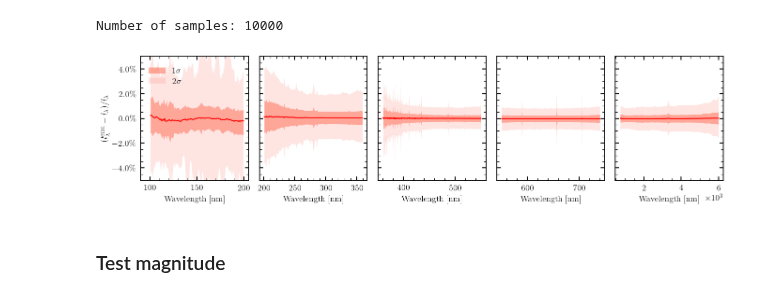
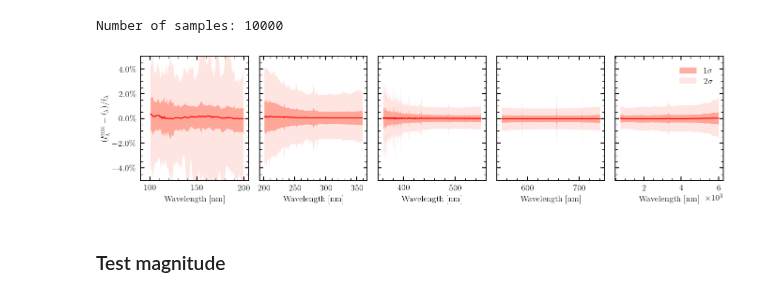
Before and after one commit to AstroJacobLi/popsed, a Jupyter notebook: notebooks/forward_model/NMF/spec_phot_emulator_NMF_validation.ipynb, the cells around one changed output. Drawn from its saved outputs; the diff is of its cells as text; code cells hidden in the pictures.

Commit message:
update figure

```diff
--- a/notebooks/forward_model/NMF/spec_phot_emulator_NMF_validation.ipynb
+++ b/notebooks/forward_model/NMF/spec_phot_emulator_NMF_validation.ipynb
@@ -78,35 +78,35 @@ fig, axes = plt.subplots(1, 5, figsize=(16, 3.5), sharey=True)
 for i_bin in range(5):
     plt.sca(axes[i_bin])
     wave_bin = [
             (wave >= 1000) & (wave < 2000),
             (wave >= 2000) & (wave < 3600),
             (wave >= 3600) & (wave < 5500),
             (wave >= 5500) & (wave < 7410),
             (wave >= 7410) & (wave < 60000)
             ][i_bin]
     x = wave[wave_bin] / 10
     plt.plot(x, med_diff[wave_bin], color='r')
     plt.fill_between(x,
                      diff_1sigma[0][wave_bin],
                      diff_1sigma[1][wave_bin],
                      alpha=0.5, lw=0.1, color='tomato', label='$1\sigma$')
 
     plt.fill_between(x,
                      diff_2sigma[0][wave_bin],
                      diff_2sigma[1][wave_bin],
                      alpha=0.2, lw=0.1, color='salmon', label='$2\sigma$')
     plt.xlabel('Wavelength [nm]')
 #     plt.ylim(-2.5, 2.5)
     plt.ylim(-5, 5)
 
 axes[0].set_ylabel(r'$(l_{\lambda}^{\mathrm{emu}} - l_{\lambda})/l_{\lambda}$')
 axes[0].yaxis.set_major_formatter(mtick.PercentFormatter())
-axes[0].legend(loc='upper left', bbox_to_anchor=(-0.03, 1.))
+axes[-1].legend(loc='upper right')#, bbox_to_anchor=(-0.03, 1.))
 axes[0].set_xlim(90, 205)
 
 plt.savefig('/home/jiaxuanl/Research/popsed/figure/emulator_accuracy.png')
 # %% [output]
-[figure, old version]
+[figure, new version]
 # %% [markdown]
 ### Test magnitude
 # %%
```
Also changed, not shown: 6 other files.
